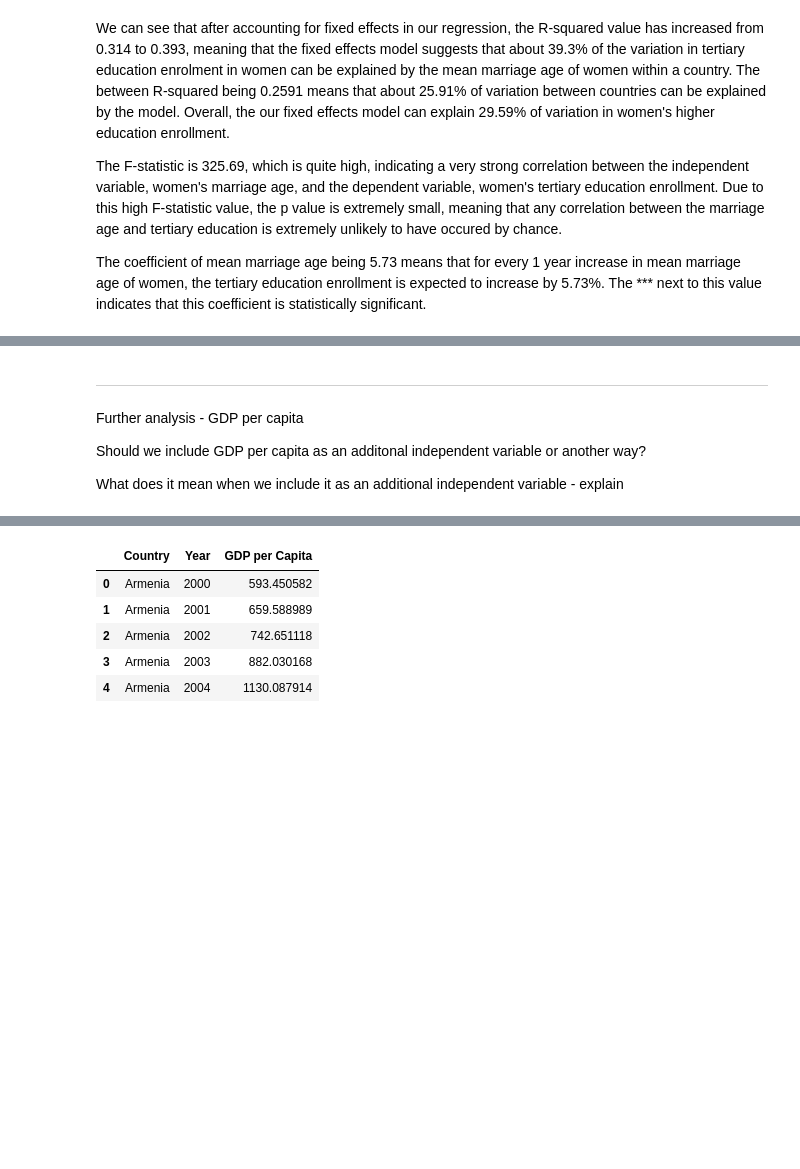
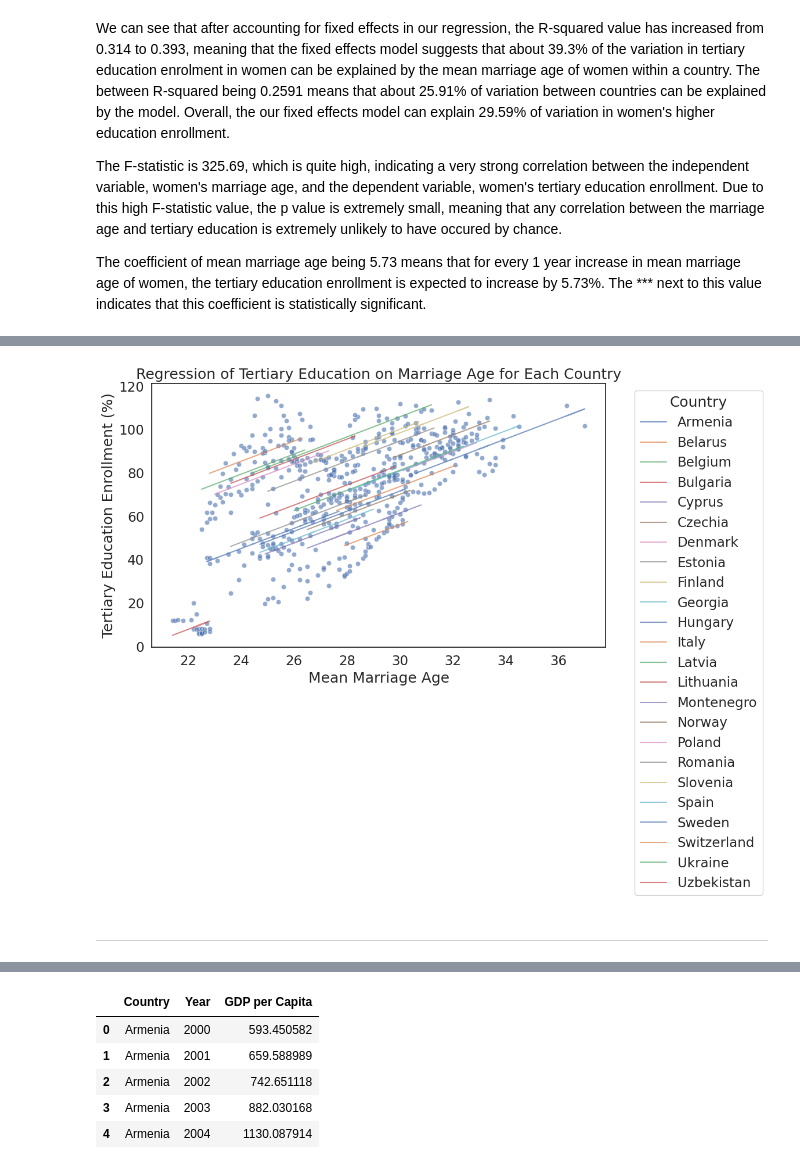
Before and after one commit to adaozdmr/QM2, a Jupyter notebook: Copy_GroupProjectPanelRegression.ipynb, the cells around one changed output, grey strips where cells are left out. Saved outputs shown, nothing was run; the diff lists cells and outputs as text; code cells hidden in the pictures; blank space fills up the shorter version.

```diff
--- a/Copy_GroupProjectPanelRegression.ipynb
+++ b/Copy_GroupProjectPanelRegression.ipynb
@@ -392,11 +413,55 @@ plt.show()
+# %%
+import seaborn as sns
+import matplotlib.pyplot as plt
+import numpy as np
+import statsmodels.api as sm
+
+# Reset the index to turn 'Country' and 'Year' back into columns
+df_c_reset = df_c.reset_index()
+
+# Fit a single regression line for the whole dataset
+X = df_c_reset[['Mean_Marriage_Age']]
+X = sm.add_constant(X)  # Add constant for intercept
+y = df_c_reset['Tertiary_Education']
+
+# Fit the model (same slope for all countries)
+model = sm.OLS(y, X).fit()
+
+# Get the slope and intercept of the overall regression line
+slope = model.params['Mean_Marriage_Age']
+intercept = model.params['const']
+
+# Plotting the regression lines for each country
+plt.figure(figsize=(12, 8))
+
+# Loop through each country to plot the regression line with the same slope
+for country in df_c_reset['Country'].unique():
+    country_data = df_c_reset[df_c_reset['Country'] == country]
+
+    # Calculate the intercept for each country (this can be done separately, depending on your logic)
+    country_intercept = np.mean(country_data['Tertiary_Education']) - slope * np.mean(country_data['Mean_Marriage_Age'])
+
+    # Generate the regression line with the same slope but different intercept
+    plt.plot(country_data['Mean_Marriage_Age'],
+             slope * country_data['Mean_Marriage_Age'] + country_intercept,
+             label=country, alpha=0.7)
+
+# Adding scatter points
+sns.scatterplot(x='Mean_Marriage_Age', y='Tertiary_Education', data=df_c_reset, alpha=0.6)
+
+# Adding labels and title
+plt.xlabel('Mean Marriage Age')
+plt.ylabel('Tertiary Education Enrollment (%)')
+plt.title('Regression of Tertiary Education on Marriage Age for Each Country')
+
+# Show the plot with legend
+plt.legend(title='Country', bbox_to_anchor=(1.05, 1), loc='upper left')
+plt.tight_layout()
+plt.show()
+# %% [output]
+[figure, added]
 # %% [markdown]
 
 
 ---
-# %% [markdown]
-Further analysis - GDP per capita
-
-Should we include GDP per capita as an additonal independent variable or another way?
-
-What does it mean when we include it as an additional independent variable - explain
 # %% [markdown]
```
Also changed, not shown: parts of 10 cells of this notebook.
